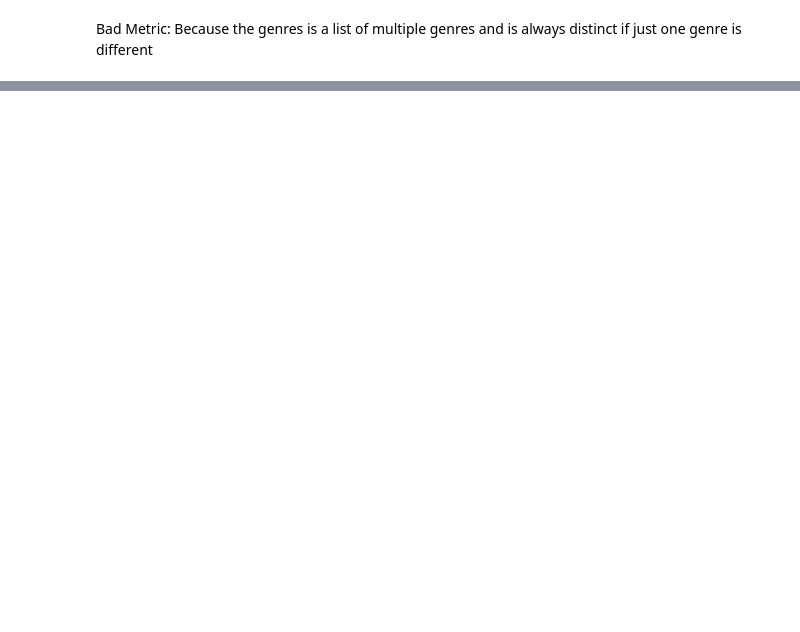
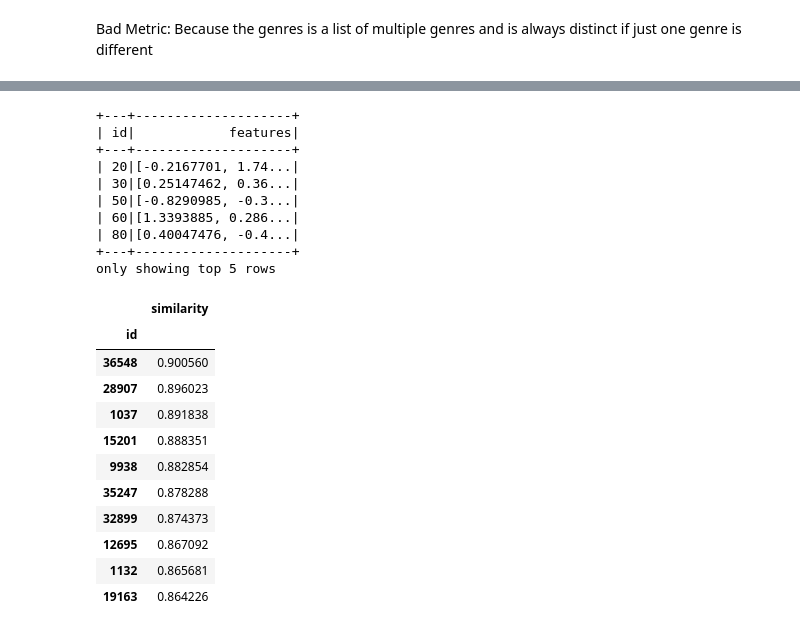
Before and after one commit to W-Vermeersch/Scalable, a Jupyter notebook: notebooks/anime_recommender_fixed.ipynb, the cells around one changed output, grey strips where cells are left out. Saved outputs shown, nothing was run; the diff lists cells and outputs as text; code cells hidden in the pictures; blank space fills up the shorter version.

```diff
--- a/notebooks/anime_recommender_fixed.ipynb
+++ b/notebooks/anime_recommender_fixed.ipynb
@@ -412 +413,57 @@ genre_diversity.select(avg('distinct_genres')).show()
 +--------------------+
+# %%
+from pyspark.ml.linalg import Vectors
+import numpy as np
+
+# Extract item factor vectors learned by ALS
+item_factors = model.itemFactors  # DataFrame: id, features (array)
+item_factors.show(5)
+
+# Convert to pandas for cosine similarity computation
+item_pd = item_factors.toPandas()
+item_pd = item_pd.set_index('id')
+
+# Compute cosine similarity between two anime
+def cosine_sim(a, b):
+    a, b = np.array(a), np.array(b)
+    return float(np.dot(a, b) / (np.linalg.norm(a) * np.linalg.norm(b)))
+
+# Find top-N similar anime to a given anime_uid
+def similar_anime(anime_uid, n=10):
+    if anime_uid not in item_pd.index:
+        print(f'anime_uid {anime_uid} not in model')
+        return
+    target = item_pd.loc[anime_uid, 'features']
+    sims = item_pd.index.map(
+        lambda i: cosine_sim(target, item_pd.loc[i, 'features'])
+    )
+    result = item_pd.copy()
+    result['similarity'] = sims
+    return result.drop(columns='features') \
+                 .sort_values('similarity', ascending=False) \
+                 .iloc[1:n+1]  # exclude itself
+
+similar_anime(34096)
+# %% [output]
++---+--------------------+
+| id|            features|
++---+--------------------+
+| 20|[-0.2167701, 1.74...|
+| 30|[0.25147462, 0.36...|
+| 50|[-0.8290985, -0.3...|
+| 60|[1.3393885, 0.286...|
+| 80|[0.40047476, -0.4...|
++---+--------------------+
+only showing top 5 rows
+|  | similarity |
+| id |  |
+| 36548 | 0.900560 |
+| 28907 | 0.896023 |
+| 1037 | 0.891838 |
+| 15201 | 0.888351 |
+| 9938 | 0.882854 |
+| 35247 | 0.878288 |
+| 32899 | 0.874373 |
+| 12695 | 0.867092 |
+| 1132 | 0.865681 |
+| 19163 | 0.864226 |
```
Also changed, not shown: parts of 10 cells of this notebook, 2 other files.
